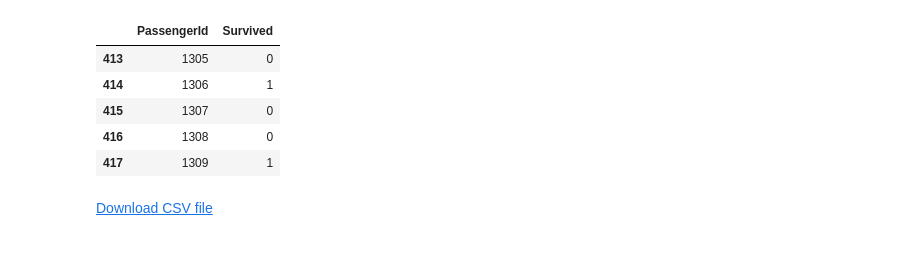
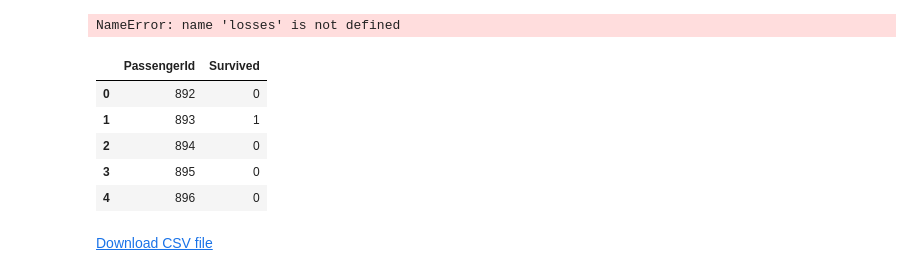
Before and after one commit to Vasanth-Indix/titanic-survivor, a Jupyter notebook: titanic.ipynb, the cells around one changed output. Cells and saved outputs as stored; diff of their text form; code cells hidden in the pictures.

```diff
--- a/titanic.ipynb
+++ b/titanic.ipynb
@@ -71,12 +132,16 @@ labels = np.argmax(predictions, 1)
+# %%
+interp = ClassificationInterpretation(learn, predictions, y, losses)
+# %% [output]
+NameError: name 'losses' is not defined
 # %%
 sub_df = pd.DataFrame({'PassengerId': test_df['PassengerId'], 'Survived': labels})
 sub_df.to_csv('submission.csv', index=False)
 # %%
-sub_df.tail()
+sub_df.head()
 # %% [output]
 |  | PassengerId | Survived |
-| 413 | 1305 | 0 |
-| 414 | 1306 | 1 |
-| 415 | 1307 | 0 |
-| 416 | 1308 | 0 |
-| 417 | 1309 | 1 |
+| 0 | 892 | 0 |
+| 1 | 893 | 1 |
+| 2 | 894 | 0 |
+| 3 | 895 | 0 |
+| 4 | 896 | 0 |
```
Also changed, not shown: parts of 15 cells of this notebook.
